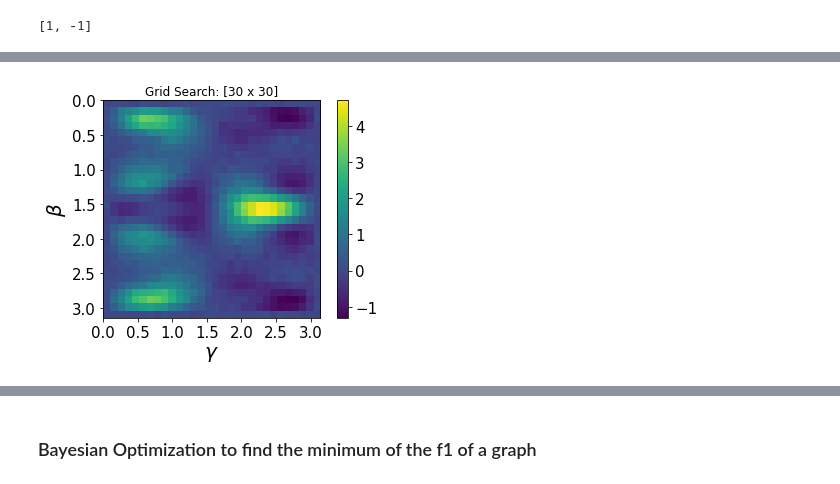
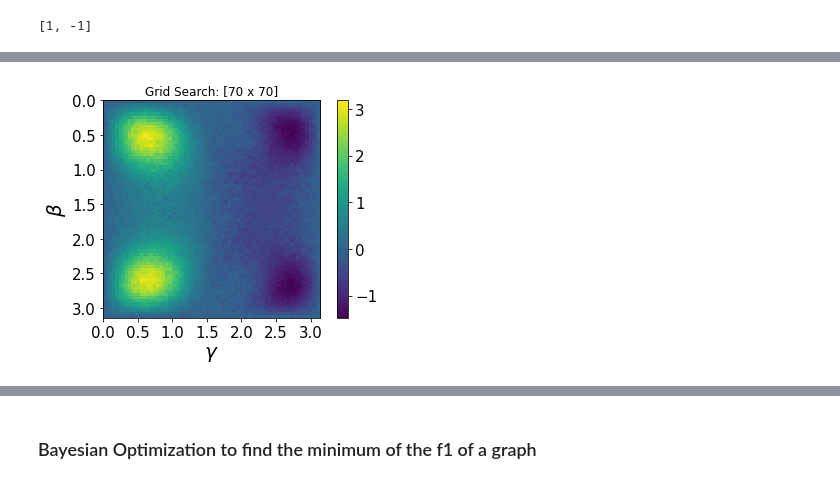
Before and after one commit to etignoneleitha/ifabquantum, a Jupyter notebook: notebooks/QAOA-ET-Bayes.ipynb, the cells around one changed output, grey strips where cells are left out. Cells and saved outputs as stored; diff of their text form; code cells hidden in the pictures.

```diff
--- a/notebooks/QAOA-ET-Bayes.ipynb
+++ b/notebooks/QAOA-ET-Bayes.ipynb
@@ -551,6 +592,6 @@ plt.colorbar()
 # %%
 #To confront with
-params, f1 = grid_search(30)
+params, f1 = grid_search(70)
 plot_f1_landscape(params, f1)
 # %% [output]
-[figure, old version]
+[figure, new version]
```
Also changed, not shown: parts of 13 cells of this notebook.
